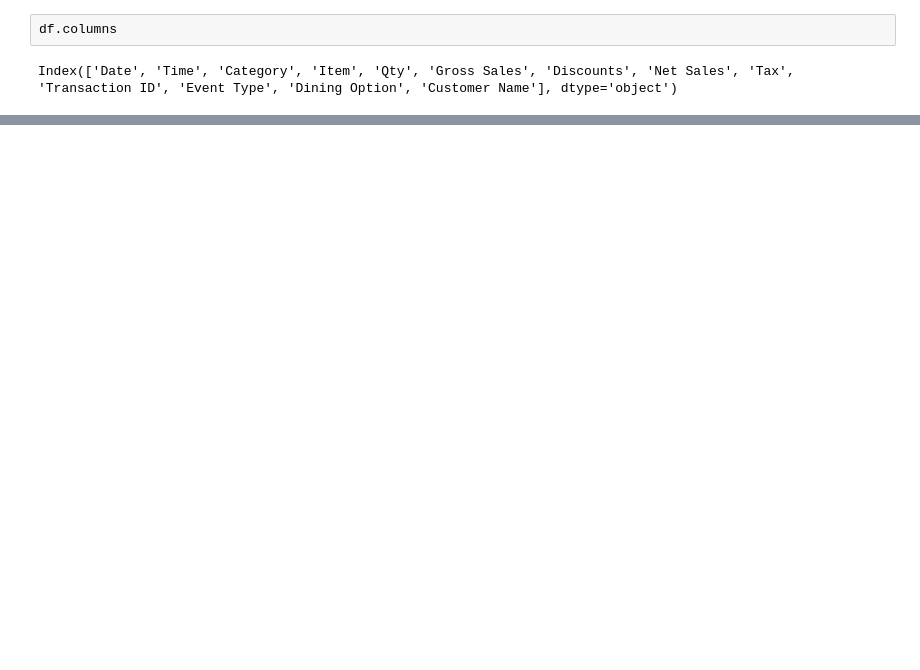
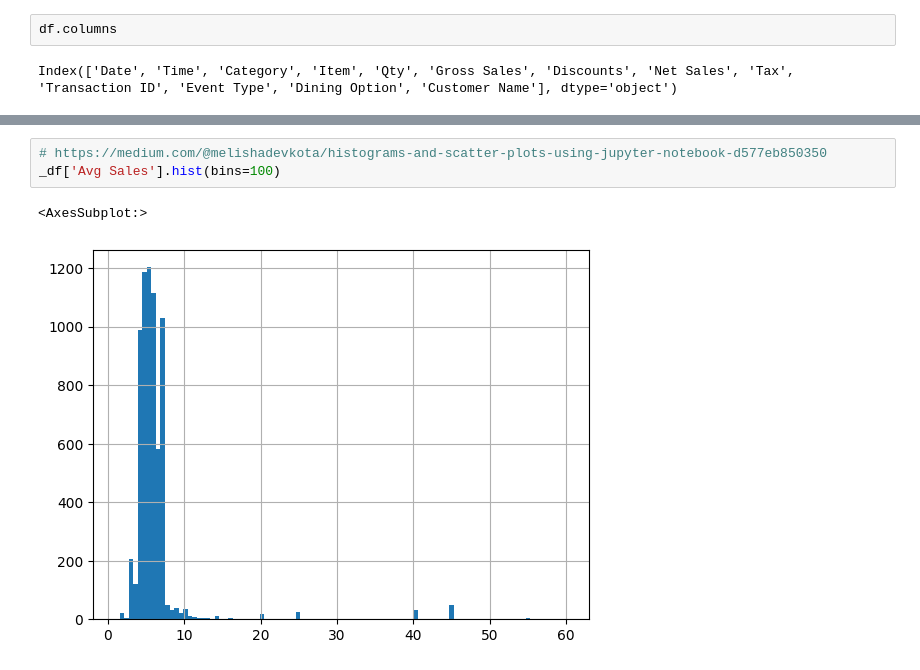
Before and after one commit to pympk/py379, a Jupyter notebook: bb/item_sale_group.ipynb, the cells around one changed output, grey strips where cells are left out. Saved outputs shown, nothing was run; the diff lists cells and outputs as text; blank space fills up the shorter version.

```diff
--- a/bb/item_sale_group.ipynb
+++ b/bb/item_sale_group.ipynb
@@ -95,0 +129,6 @@ sales_by_TransID
+# %%
+# https://medium.com/@melishadevkota/histograms-and-scatter-plots-using-jupyter-notebook-d577eb850350
+_df['Avg Sales'].hist(bins=100)
+# %% [output]
+<AxesSubplot:>
+[figure, added]
```
Also changed, not shown: parts of 21 cells of this notebook.
